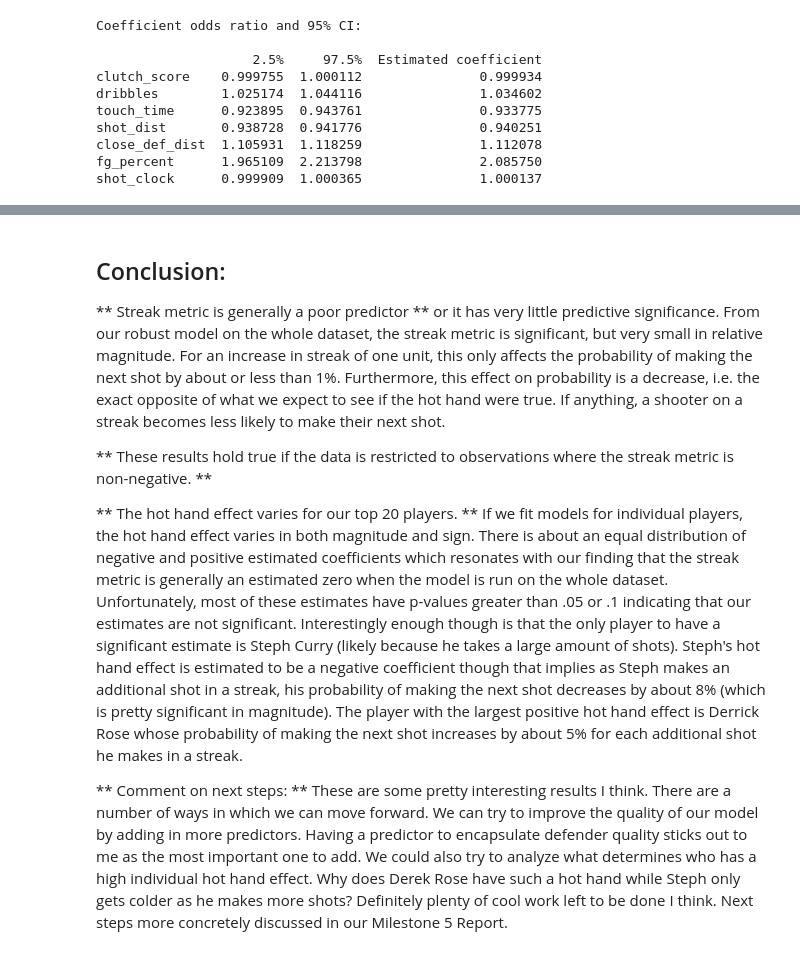
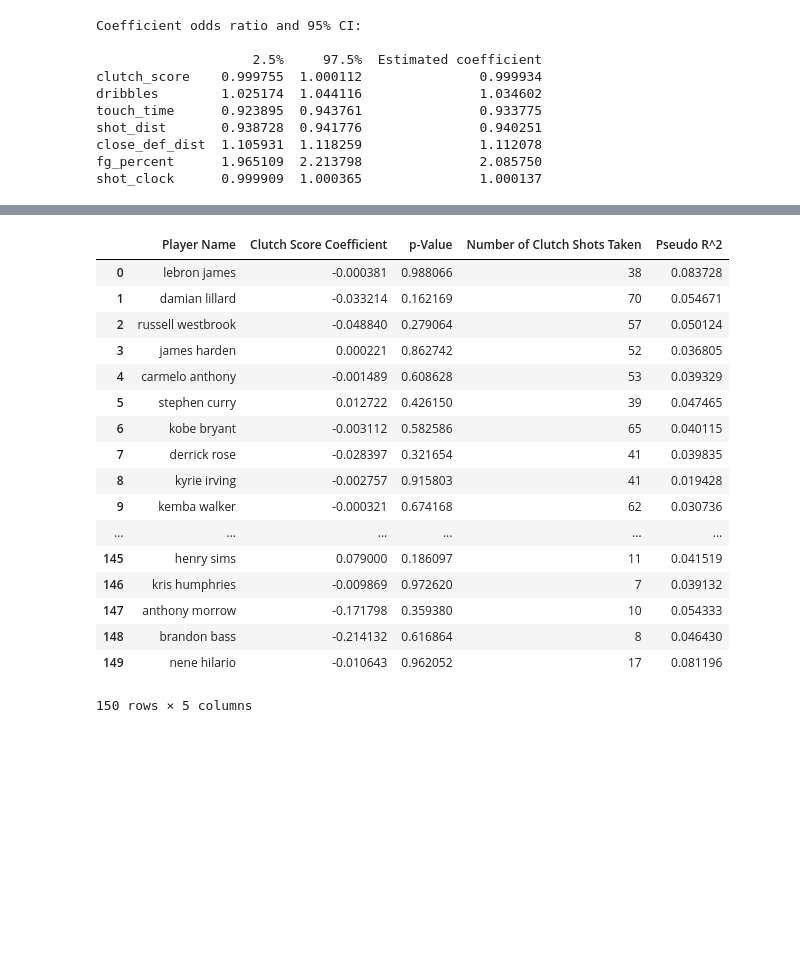
Before and after one commit to kylekwong/cs109-hot-hand, a Jupyter notebook: clutch_factor.ipynb, the cells around one changed output, grey strips where cells are left out. Saved outputs shown, nothing was run; the diff lists cells and outputs as text; code cells hidden in the pictures; blank space fills up the shorter version.

Commit message:
finished clutch factor

```diff
--- a/clutch_factor.ipynb
+++ b/clutch_factor.ipynb
@@ -339,8 +310,0 @@ Logit Regression Results
-# %%
-# Use more robust x
-x = positive_streak_data[possible_confounders]
-
-# Look at results
-logit = sm.Logit(y, x)
-result = logit.fit()
-result.summary()
@@ -425,11 +339,4 @@ Pseudo R^2: 0.0384728105759
 # %%
 ## Players of note
 players_sorted = pd.read_csv('datasets/df_score.csv')
-key_players = players_sorted.iloc[:,0].values[:20]
-
-# Loop through players
-for player in key_players:
-
-    # Run function
-    player_hothand_logit(player)
-    print ''
+key_players = players_sorted.iloc[:,0].values[:150]
@@ -454,10 +343,47 @@ Pseudo R^2: 0.0722590366701
-# %% [markdown]
-## Conclusion: ##
-
-** Streak metric is generally a poor predictor ** or it has very little predictive significance. From our robust model on the whole dataset, the streak metric is significant, but very small in relative magnitude. For an increase in streak of one unit, this only affects the probability of making the next shot by about or less than 1%. Furthermore, this effect on probability is a decrease, i.e. the exact opposite of what we expect to see if the hot hand were true. If anything, a shooter on a streak becomes less likely to make their next shot.
-
-** These results hold true if the data is restricted to observations where the streak metric is non-negative. **
-
-** The hot hand effect varies for our top 20 players. ** If we fit models for individual players, the hot hand effect varies in both magnitude and sign. There is about an equal distribution of negative and positive estimated coefficients which resonates with our finding that the streak metric is generally an estimated zero when the model is run on the whole dataset. Unfortunately, most of these estimates have p-values greater than .05 or .1 indicating that our estimates are not significant. Interestingly enough though is that the only player to have a significant estimate is Steph Curry (likely because he takes a large amount of shots). Steph's hot hand effect is estimated to be a negative coefficient though that implies as Steph makes an additional shot in a streak, his probability of making the next shot decreases by about 8% (which is pretty significant in magnitude). The player with the largest positive hot hand effect is Derrick Rose whose probability of making the next shot increases by about 5% for each additional shot he makes in a streak.
-
-** Comment on next steps: ** These are some pretty interesting results I think. There are a number of ways in which we can move forward. We can try to improve the quality of our model by adding in more predictors. Having a predictor to encapsulate defender quality sticks out to me as the most important one to add. We could also try to analyze what determines who has a high individual hot hand effect. Why does Derek Rose have such a hot hand while Steph only gets colder as he makes more shots? Definitely plenty of cool work left to be done I think. Next steps more concretely discussed in our Milestone 5 Report.
+# %%
+# run complex model
+# create arrays to hold coeff, p_value, and r_squared
+player_coeff_array = []
+player_pvalue_array = []
+player_rsquared_array = []
+player_clutchshots_array = []
+
+# Loop through players
+for player in key_players:
+
+    # Run function
+    coeff, p_value, r_squared, num_clutch_shots = player_clutch_logit(player)
+
+    # store values
+    player_coeff_array.append(coeff)
+    player_pvalue_array.append(p_value)
+    player_rsquared_array.append(r_squared)
+    player_clutchshots_array.append(num_clutch_shots)
+# %%
+# now create table with player, coefficient, p-value, and R^2 value
+top_player_info = pd.DataFrame({'Player Name': key_players})
+top_player_info['Clutch Score Coefficient'] = player_coeff_array
+top_player_info['p-Value'] = player_pvalue_array
+top_player_info['Number of Clutch Shots Taken'] = player_clutchshots_array
+top_player_info['Pseudo R^2'] = player_rsquared_array
+# top_player_info.sort_values('p-Value', inplace=True)
+top_player_info.head(150)
+# %% [output]
+|  | Player Name | Clutch Score Coefficient | p-Value | Number of Clutch Shots Taken | Pseudo R^2 |
+| 0 | lebron james | -0.000381 | 0.988066 | 38 | 0.083728 |
+| 1 | damian lillard | -0.033214 | 0.162169 | 70 | 0.054671 |
+| 2 | russell westbrook | -0.048840 | 0.279064 | 57 | 0.050124 |
+| 3 | james harden | 0.000221 | 0.862742 | 52 | 0.036805 |
+| 4 | carmelo anthony | -0.001489 | 0.608628 | 53 | 0.039329 |
+| 5 | stephen curry | 0.012722 | 0.426150 | 39 | 0.047465 |
+| 6 | kobe bryant | -0.003112 | 0.582586 | 65 | 0.040115 |
+| 7 | derrick rose | -0.028397 | 0.321654 | 41 | 0.039835 |
+| 8 | kyrie irving | -0.002757 | 0.915803 | 41 | 0.019428 |
+| 9 | kemba walker | -0.000321 | 0.674168 | 62 | 0.030736 |
+| ... | ... | ... | ... | ... | ... |
+| 145 | henry sims | 0.079000 | 0.186097 | 11 | 0.041519 |
+| 146 | kris humphries | -0.009869 | 0.972620 | 7 | 0.039132 |
+| 147 | anthony morrow | -0.171798 | 0.359380 | 10 | 0.054333 |
+| 148 | brandon bass | -0.214132 | 0.616864 | 8 | 0.046430 |
+| 149 | nene hilario | -0.010643 | 0.962052 | 17 | 0.081196 |
+150 rows × 5 columns
```
Also changed, not shown: parts of 15 cells of this notebook.
